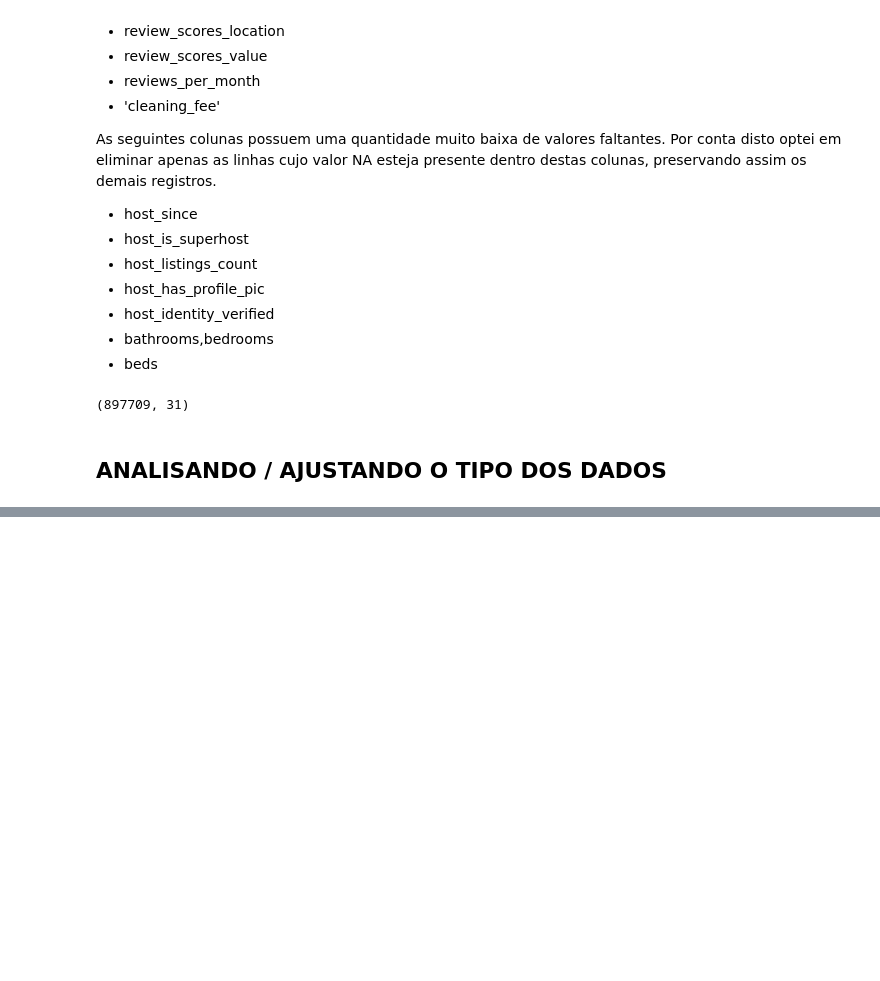
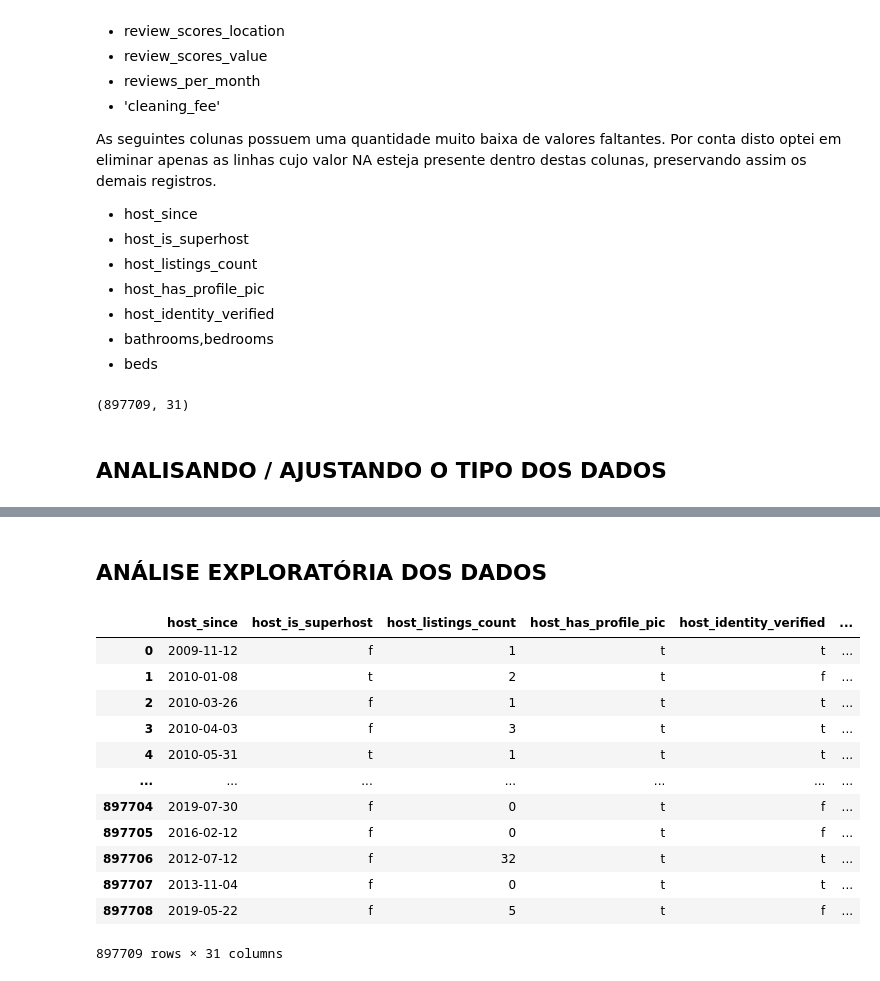
Before and after one commit to ricardo-paganini/Portfolio, a Jupyter notebook: Airbnb/Airbnb.ipynb, the cells around one changed output, grey strips where cells are left out. Saved outputs shown, nothing was run; the diff lists cells and outputs as text; code cells hidden in the pictures; blank space fills up the shorter version.

```diff
--- a/Airbnb/Airbnb.ipynb
+++ b/Airbnb/Airbnb.ipynb
@@ -338,0 +331,20 @@ WindowsPath('Data')
+# %% [markdown]
+## ANÁLISE EXPLORATÓRIA DOS DADOS
+# %%
+df2 = pd.read_csv(base_path / 'DadosTransformados.csv')
+# %%
+df2
+# %% [output]
+|  | host_since | host_is_superhost | host_listings_count | host_has_profile_pic | host_identity_verified | ... |
+| 0 | 2009-11-12 | f | 1 | t | t | ... |
+| 1 | 2010-01-08 | t | 2 | t | f | ... |
+| 2 | 2010-03-26 | f | 1 | t | t | ... |
+| 3 | 2010-04-03 | f | 3 | t | t | ... |
+| 4 | 2010-05-31 | t | 1 | t | t | ... |
+| ... | ... | ... | ... | ... | ... | ... |
+| 897704 | 2019-07-30 | f | 0 | t | f | ... |
+| 897705 | 2016-02-12 | f | 0 | t | f | ... |
+| 897706 | 2012-07-12 | f | 32 | t | t | ... |
+| 897707 | 2013-11-04 | f | 0 | t | t | ... |
+| 897708 | 2019-05-22 | f | 5 | t | f | ... |
+897709 rows × 31 columns
```
Also changed, not shown: parts of 11 cells of this notebook.
